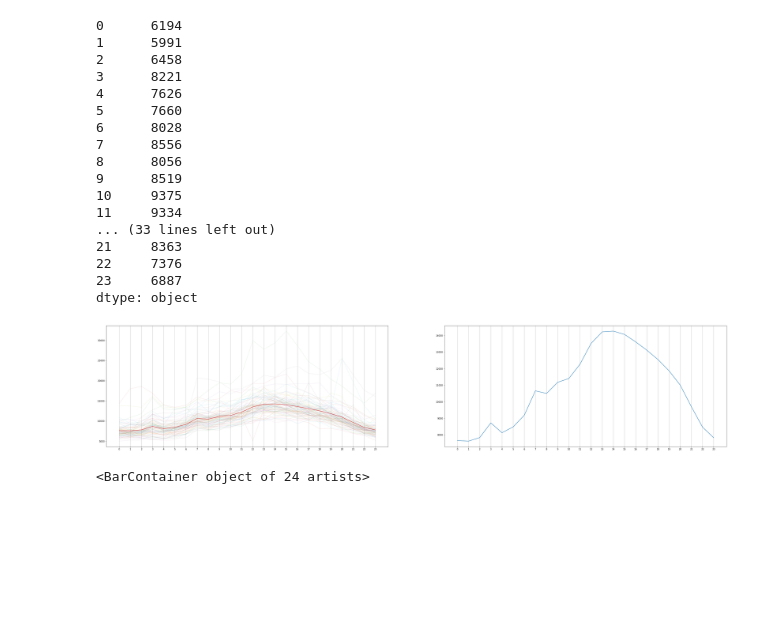
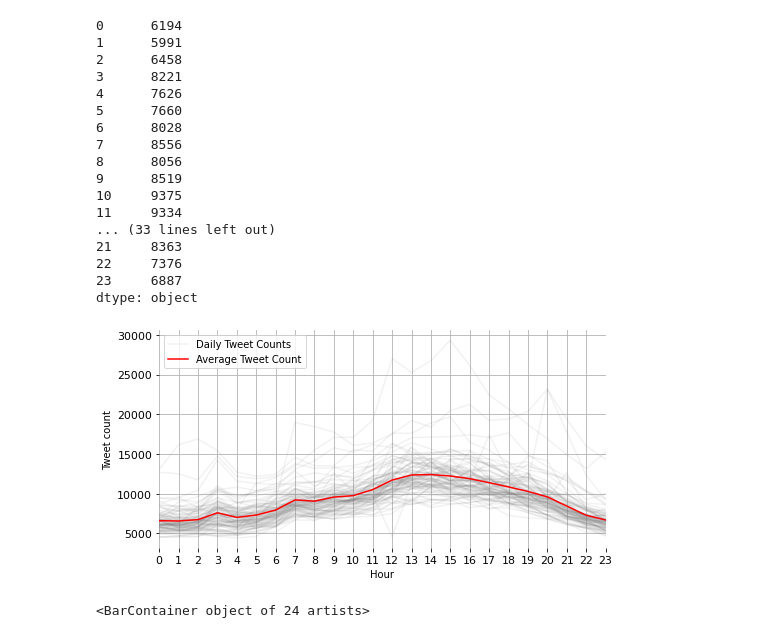
Before and after one commit to VarunParbhu/mur_crypto, a Jupyter notebook: Coding/Data Source - Twitter (Counts).ipynb, the cells around one changed output. Cells and saved outputs as stored; diff of their text form; code cells hidden in the pictures; blank space fills up the shorter version.

Commit message:
chapter_5_latex

```diff
--- a/Coding/Data Source - Twitter (Counts).ipynb
+++ b/Coding/Data Source - Twitter (Counts).ipynb
@@ -149,16 +165,3 @@ pd.concat([data_long.iloc[0],data_long.iloc[1]],axis=0)
 22     7376
 23     6887
 dtype: object
-# %%
-fig, axs = plt.subplots(1,2)
-
-axs[0].plot(data.T,alpha = 0.1)
-axs[0].plot(data.mean().T)
-axs[0].grid(axis='x')
-axs[0].set_xticks(np.arange(0,24))
-axs[1].plot(data.mean().T)
-axs[1].grid(axis='x')
-axs[1].set_xticks(np.arange(0,24))
-plt.rcParams['figure.figsize'] = [50, 10]
-# %% [output]
-[figure, removed]
@@ -165,3 +170,30 @@ plt.rcParams['figure.figsize'] = [50, 10]
+# %%
+fig, ax = plt.subplots()
+
+ax.plot(data.T,alpha = 0.1,c='grey')
+ax.plot(data.iloc[0].T,alpha = 0.1,c='grey',label='Daily Tweet Counts')
+ax.plot(data.mean().T,label='Average Tweet Count',c='red')
+ax.grid()
+ax.set_xticks(np.arange(0,24))
+ax.tick_params(axis='x', labelsize=11)
+ax.tick_params(axis='y', labelsize=11)
+ax.set_xlim(xmin=0)
+ax.spines['top'].set_visible(False)
+ax.spines['right'].set_visible(False)
+ax.spines['bottom'].set_visible(False)
+ax.spines['left'].set_visible(False)
+ax.set_xlabel('Hour')
+ax.set_ylabel('Tweet count')
+ax.set_xlim(xmax=23)
+ax.legend()
+
+plt.rcParams['figure.figsize'] = [8, 4]
+#plt.show()
+plt.savefig('../Write-Up/CHAPTER_5/tweet_count_python.png', format='png',dpi=900)
+
+plt.show()
+# %% [output]
+[figure, added]
 # %%
 plt.bar(x=data.columns,height=data.mean().values)
 # %% [output]
```
Also changed, not shown: parts of 2 cells of this notebook, 33 other files.
